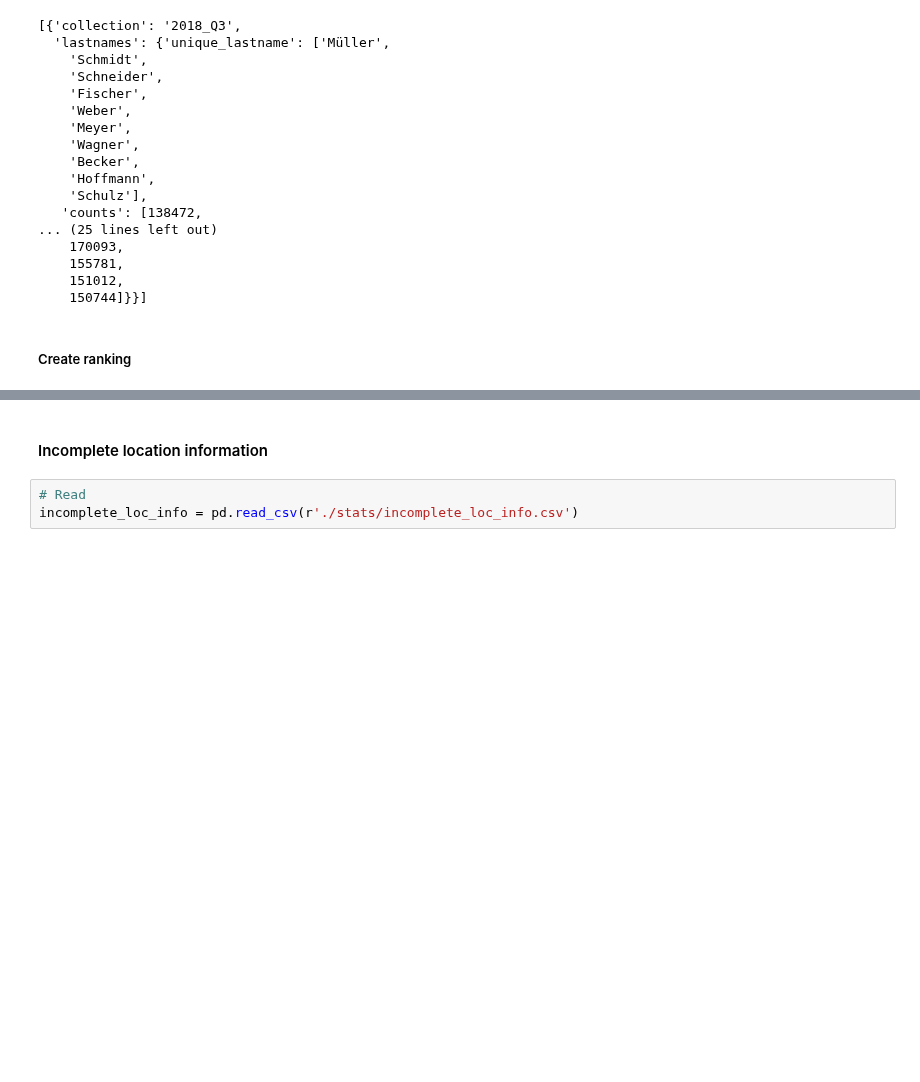
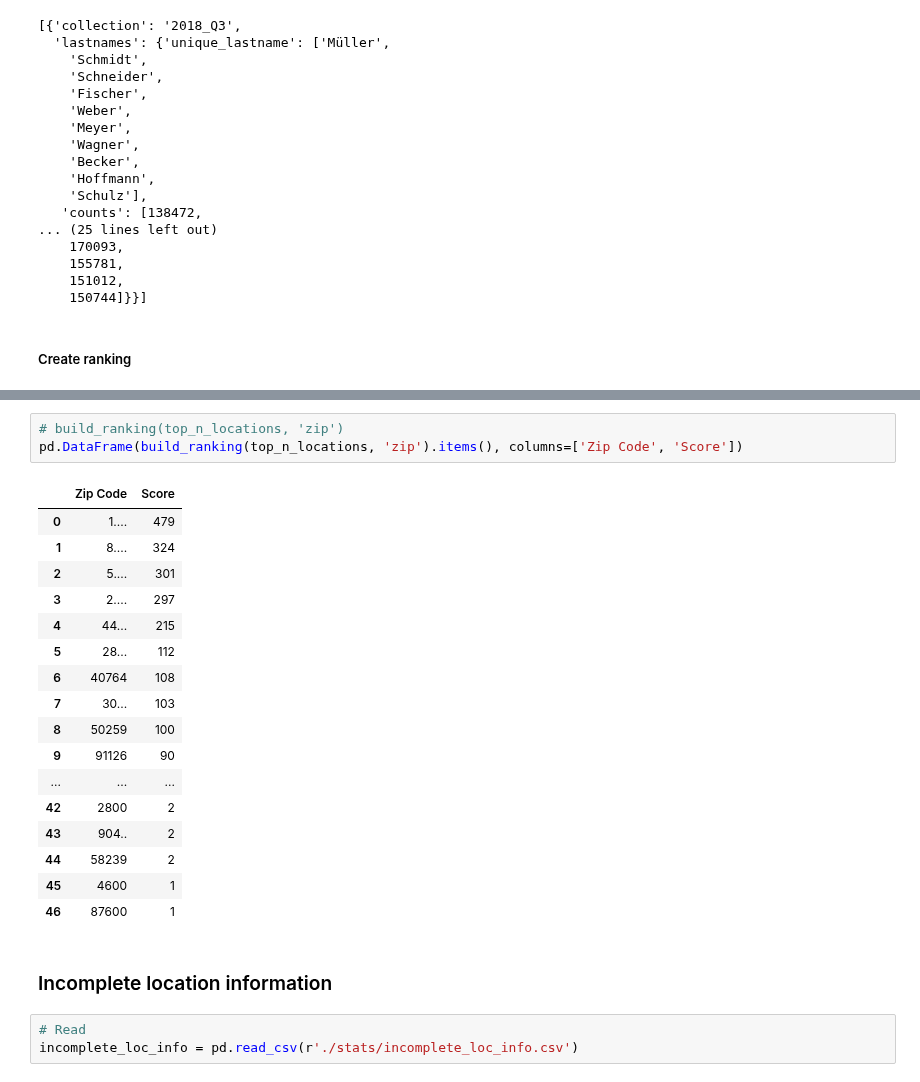
Before and after one commit to mayo-s/phonebookdiver, a Jupyter notebook: jupyter/phonebookdiver_notebook.ipynb, the cells around one changed output, grey strips where cells are left out. Drawn from its saved outputs; the diff is of its cells as text; blank space fills up the shorter version.

```diff
--- a/jupyter/phonebookdiver_notebook.ipynb
+++ b/jupyter/phonebookdiver_notebook.ipynb
@@ -752,5 +855,26 @@ build_ranking('firstname')
+# %%
+# build_ranking(top_n_locations, 'zip')
+pd.DataFrame(build_ranking(top_n_locations, 'zip').items(), columns=['Zip Code', 'Score'])
+# %% [output]
+|  | Zip Code | Score |
+| 0 | 1.... | 479 |
+| 1 | 8.... | 324 |
+| 2 | 5.... | 301 |
+| 3 | 2.... | 297 |
+| 4 | 44... | 215 |
+| 5 | 28... | 112 |
+| 6 | 40764 | 108 |
+| 7 | 30... | 103 |
+| 8 | 50259 | 100 |
+| 9 | 91126 | 90 |
+| ... | ... | ... |
+| 42 | 2800 | 2 |
+| 43 | 904.. | 2 |
+| 44 | 58239 | 2 |
+| 45 | 4600 | 1 |
+| 46 | 87600 | 1 |
 # %% [markdown]
-#### Incomplete location information
+### Incomplete location information
 # %%
 # Read
 incomplete_loc_info = pd.read_csv(r'./stats/incomplete_loc_info.csv')
```
Also changed, not shown: parts of 27 cells of this notebook.
